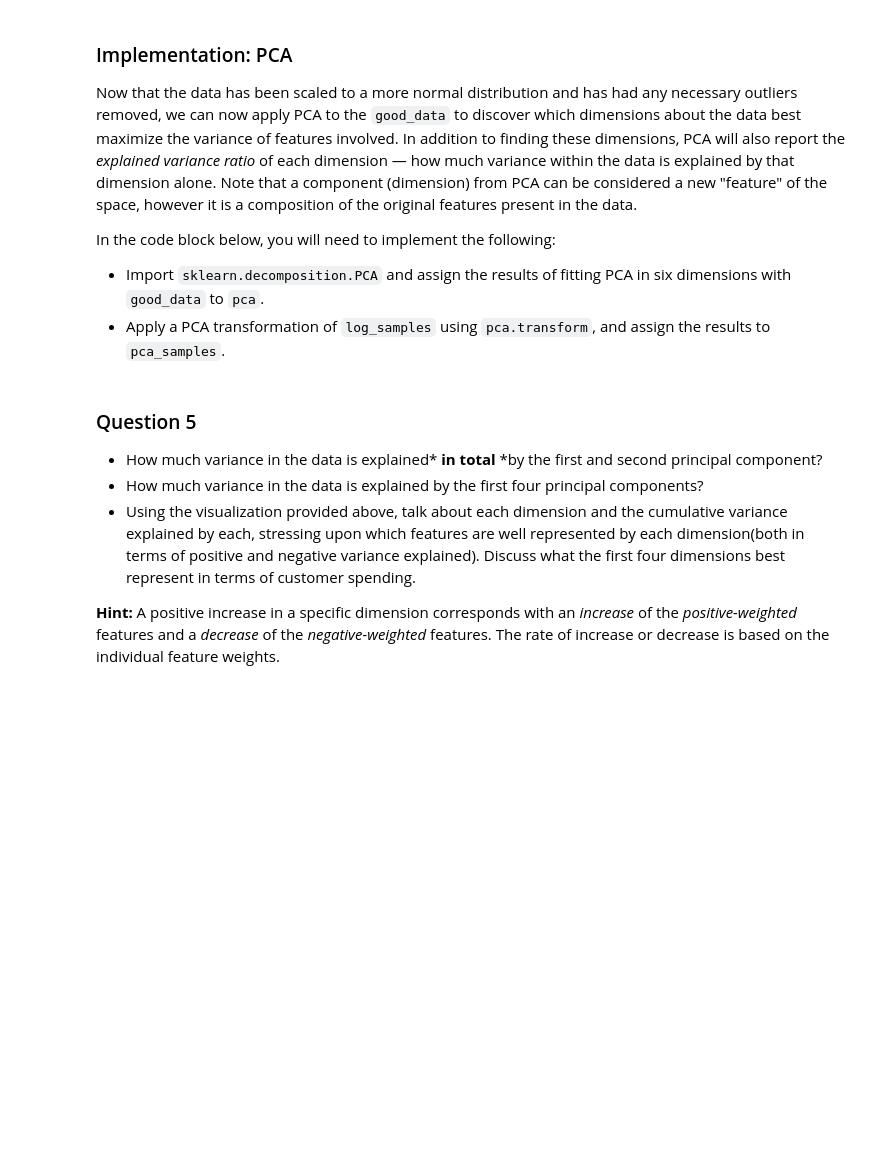
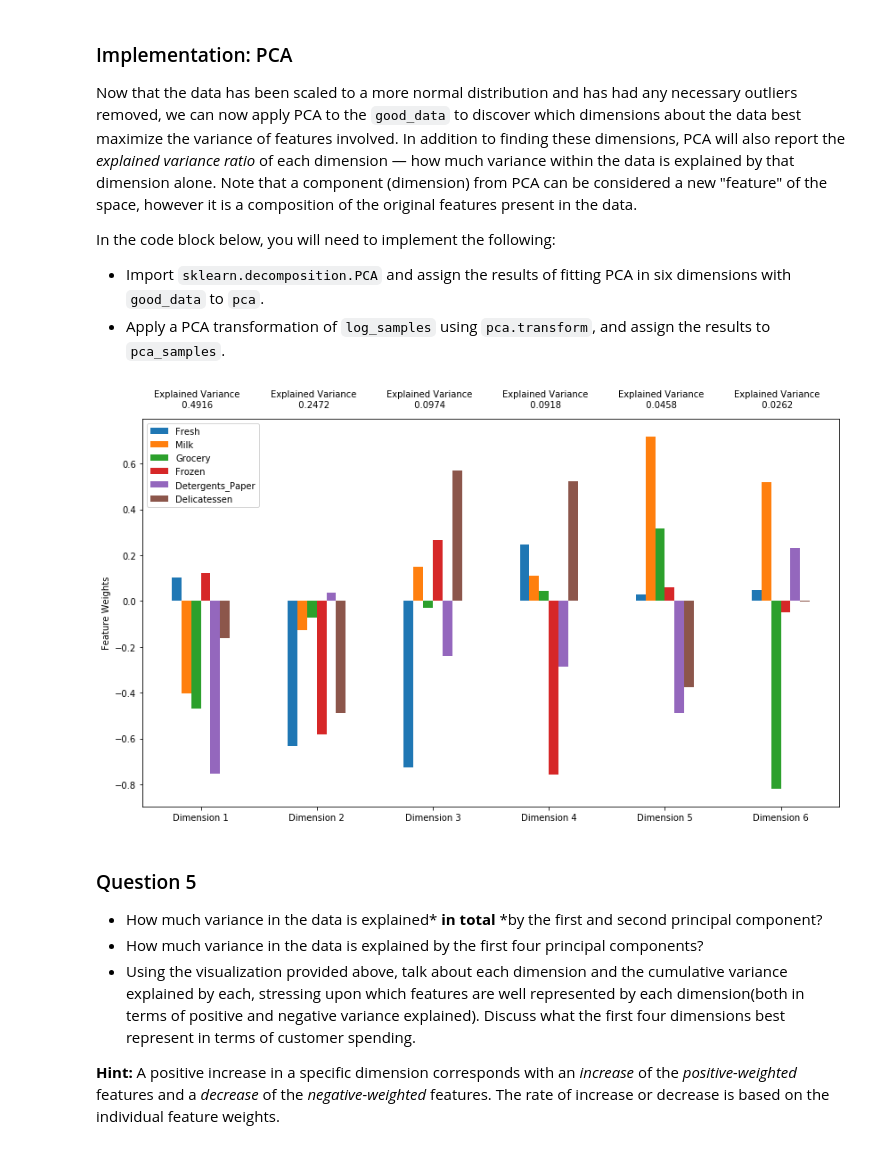
Before and after one commit to gotamist/other, a Jupyter notebook: clustering/customer_segments/customer_segments.ipynb, the cells around one changed output. Drawn from its saved outputs; the diff is of its cells as text; code cells hidden in the pictures; blank space fills up the shorter version.

```diff
--- a/clustering/customer_segments/customer_segments.ipynb
+++ b/clustering/customer_segments/customer_segments.ipynb
@@ -367,14 +367,17 @@ In the code block below, you will need to implement the following:
  - Import `sklearn.decomposition.PCA` and assign the results of fitting PCA in six dimensions with `good_data` to `pca`.
  - Apply a PCA transformation of `log_samples` using `pca.transform`, and assign the results to `pca_samples`.
 # %%
+from sklearn.decomposition import PCA
 # TODO: Apply PCA by fitting the good data with the same number of dimensions as features
-pca = None
+pca = PCA(n_components = good_data.shape[1])
 
 # TODO: Transform log_samples using the PCA fit above
-pca_samples = None
+pca_samples = pca.fit_transform(good_data)
 
 # Generate PCA results plot
 pca_results = vs.pca_results(good_data, pca)
+# %% [output]
+[figure, added]
 # %% [markdown]
 ### Question 5
 
```
Also changed, not shown: parts of 3 cells of this notebook.
